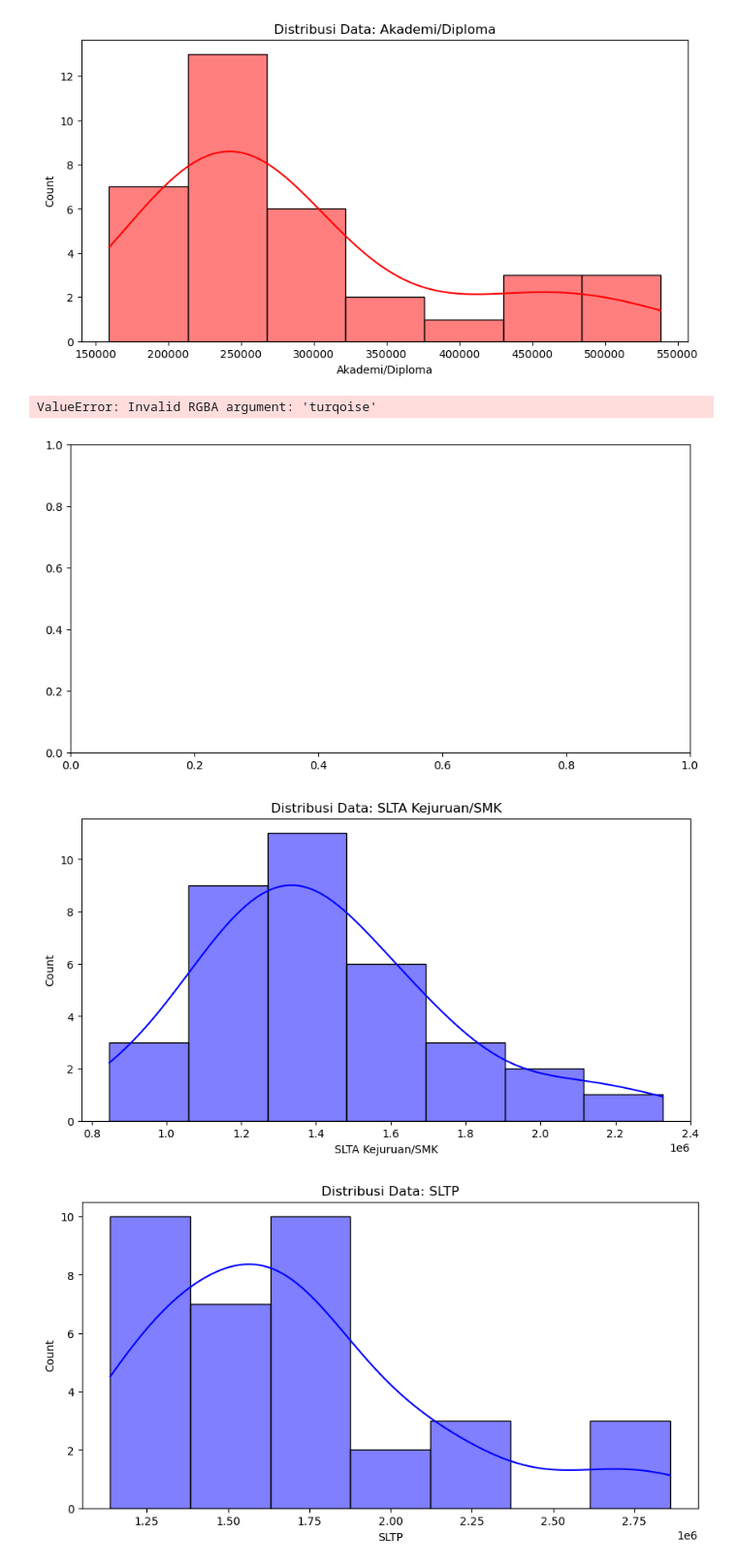
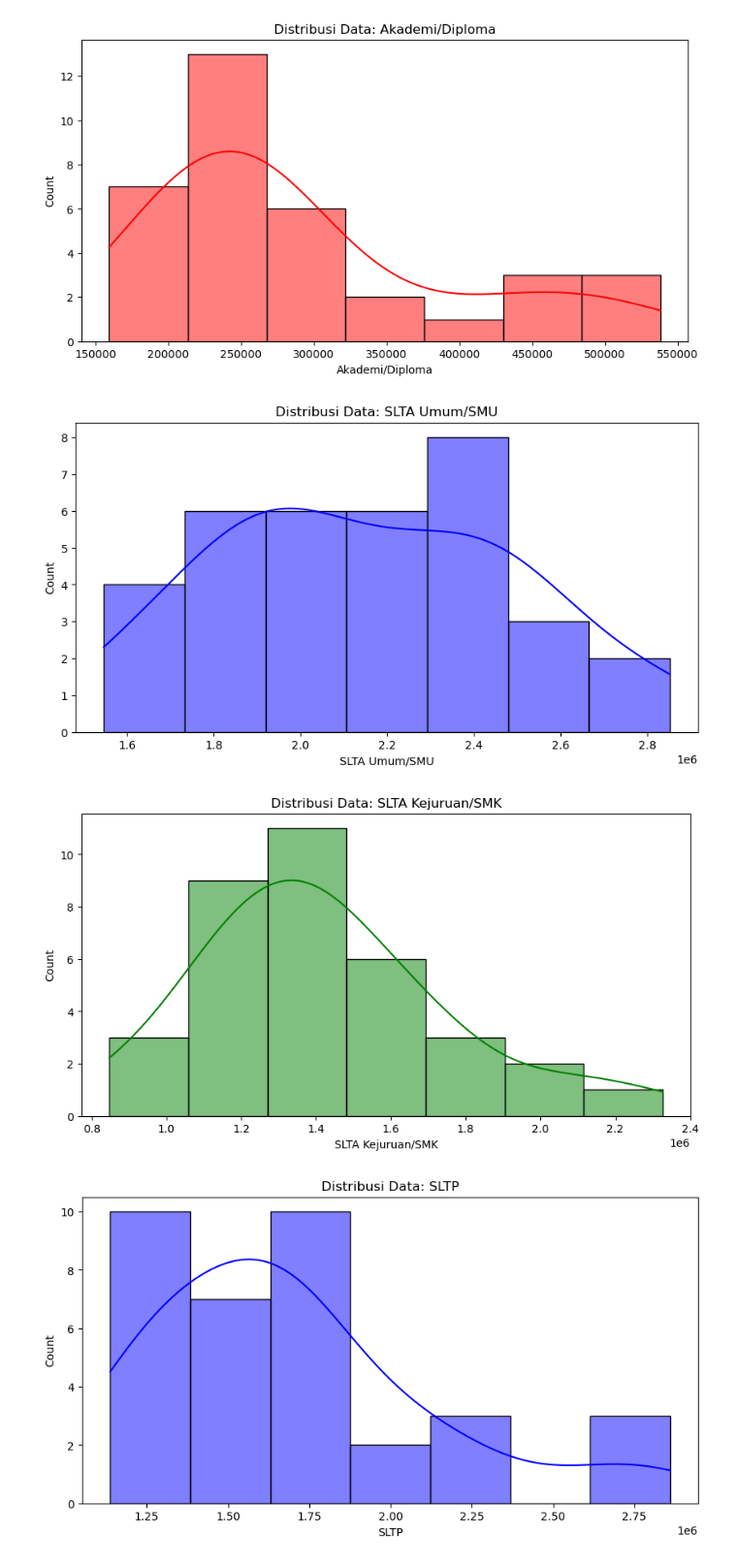
Before and after one commit to Zalaiasach/FinalProjectStatProb, a Jupyter notebook: FP.ipynb, the cells around one changed output. Shown: that part at 97% size. Drawn from its saved outputs; the diff is of its cells as text; code cells hidden in the pictures.

```diff
--- a/FP.ipynb
+++ b/FP.ipynb
@@ -110,22 +110,21 @@ plt.show()
 # %%
 target_col = 'SLTA Umum/SMU'
 
 plt.figure(figsize=(10, 5))
-sns.histplot(df[target_col], kde=True, color='turqoise')
+sns.histplot(df[target_col], kde=True, color='blue')
 plt.title(f'Distribusi Data: {target_col}')
 plt.show()
 # %% [output]
-ValueError: Invalid RGBA argument: 'turqoise'
-[figure, old version]
+[figure, new version]
 # %%
 target_col = 'SLTA Kejuruan/SMK'
 
 plt.figure(figsize=(10, 5))
-sns.histplot(df[target_col], kde=True, color='blue')
+sns.histplot(df[target_col], kde=True, color='green')
 plt.title(f'Distribusi Data: {target_col}')
 plt.show()
 # %% [output]
-[figure, old version]
+[figure, new version]
 # %%
 target_col = 'SLTP'
 
```
Also changed, not shown: parts of 3 cells of this notebook.
